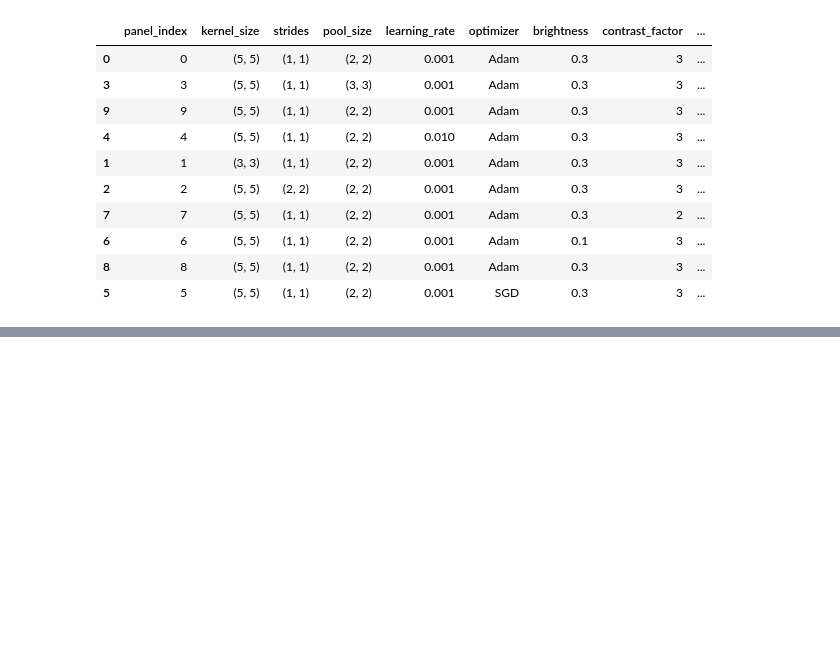
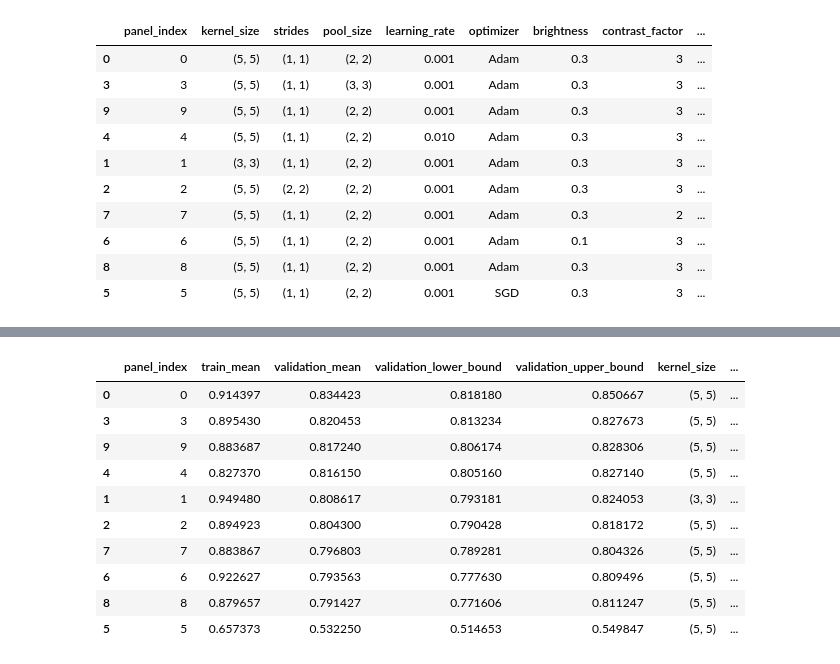
Before and after one commit to RERobbins/mids_w207_summer_22_Richard_Robbins, a Jupyter notebook: submissions/results_analysis.ipynb, the cells around one changed output, grey strips where cells are left out. Drawn from its saved outputs; the diff is of its cells as text; code cells hidden in the pictures; blank space fills up the shorter version.

```diff
--- a/submissions/results_analysis.ipynb
+++ b/submissions/results_analysis.ipynb
@@ -190,0 +317,14 @@ df.groupby(
+# %%
+parameter_summary
+# %% [output]
+|  | panel_index | train_mean | validation_mean | validation_lower_bound | validation_upper_bound | kernel_size | ... |
+| 0 | 0 | 0.914397 | 0.834423 | 0.818180 | 0.850667 | (5, 5) | ... |
+| 3 | 3 | 0.895430 | 0.820453 | 0.813234 | 0.827673 | (5, 5) | ... |
+| 9 | 9 | 0.883687 | 0.817240 | 0.806174 | 0.828306 | (5, 5) | ... |
+| 4 | 4 | 0.827370 | 0.816150 | 0.805160 | 0.827140 | (5, 5) | ... |
+| 1 | 1 | 0.949480 | 0.808617 | 0.793181 | 0.824053 | (3, 3) | ... |
+| 2 | 2 | 0.894923 | 0.804300 | 0.790428 | 0.818172 | (5, 5) | ... |
+| 7 | 7 | 0.883867 | 0.796803 | 0.789281 | 0.804326 | (5, 5) | ... |
+| 6 | 6 | 0.922627 | 0.793563 | 0.777630 | 0.809496 | (5, 5) | ... |
+| 8 | 8 | 0.879657 | 0.791427 | 0.771606 | 0.811247 | (5, 5) | ... |
+| 5 | 5 | 0.657373 | 0.532250 | 0.514653 | 0.549847 | (5, 5) | ... |
```
Also changed, not shown: parts of 24 cells of this notebook.
